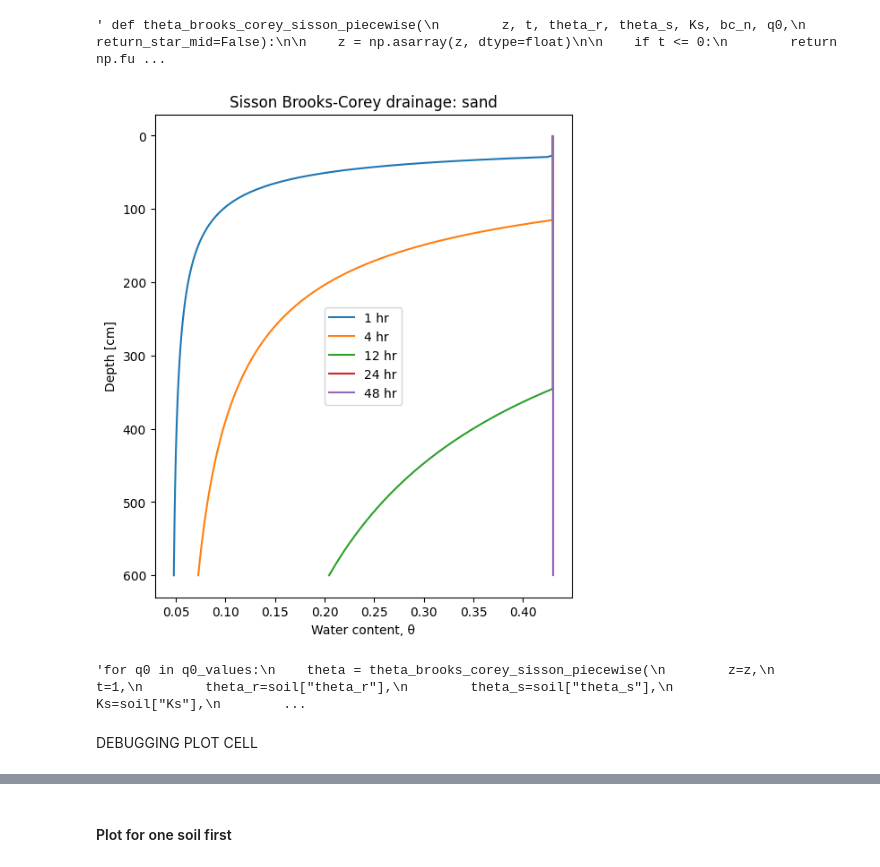
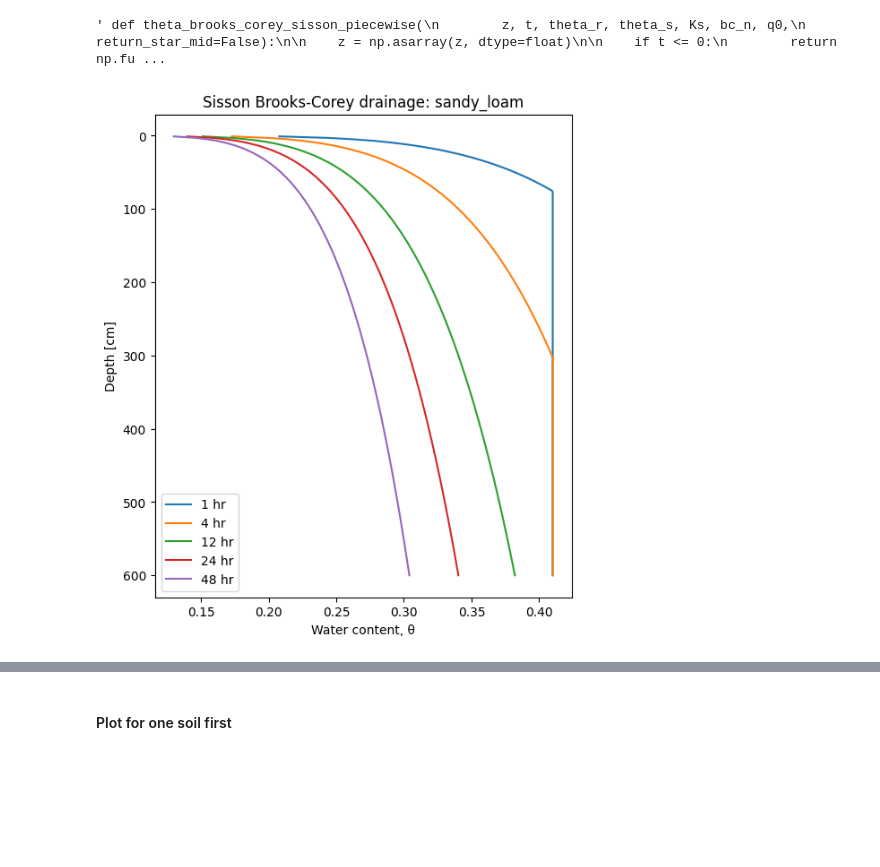
Before and after one commit to natalieyurek-cloud/TDEM_Thesis_Yurek, a Jupyter notebook: Analytical_Solution.ipynb, the cells around one changed output, grey strips where cells are left out. Cells and saved outputs as stored; diff of their text form; code cells hidden in the pictures; blank space fills up the shorter version.

```diff
--- a/Analytical_Solution.ipynb
+++ b/Analytical_Solution.ipynb
@@ -196,36 +260,33 @@ def theta_brooks_corey_sisson_piecewise(
 # %%
-soil_name = "sand"
+soil_name = "sandy_loam"
 soil = soils[soil_name]
 
-bc_n = vg_to_bc_n(soil["vg_n"])
+bc_n = soil["bc_n_fitted"]
 q0 = soil["Ks"]
 
 times = [1, 4, 12, 24, 48]
 
 plt.figure(figsize=(6, 7))
 
 for t in times:
     theta = theta_brooks_corey_sisson_piecewise(
         z=z,
         t=t,
         theta_r=soil["theta_r"],
         theta_s=soil["theta_s"],
         Ks=soil["Ks"],
         bc_n=bc_n,
         q0=q0,
         debug=False
     )
 
     plt.plot(theta, z, label=f"{t} hr")
 
 plt.gca().invert_yaxis()
 plt.xlabel("Water content, θ")
 plt.ylabel("Depth [cm]")
 plt.title(f"Sisson Brooks-Corey drainage: {soil_name}")
 plt.legend()
 plt.show()
 # %% [output]
-[figure, old version]
+[figure, new version]
-'for q0 in q0_values:\n    theta = theta_brooks_corey_sisson_piecewise(\n        z=z,\n        t=1,\n        theta_r=soil["theta_r"],\n        theta_s=soil["theta_s"],\n        Ks=soil["Ks"],\n        ...
-# %% [markdown]
-DEBUGGING PLOT CELL
```
Also changed, not shown: parts of 10 cells of this notebook, 1 other file.
